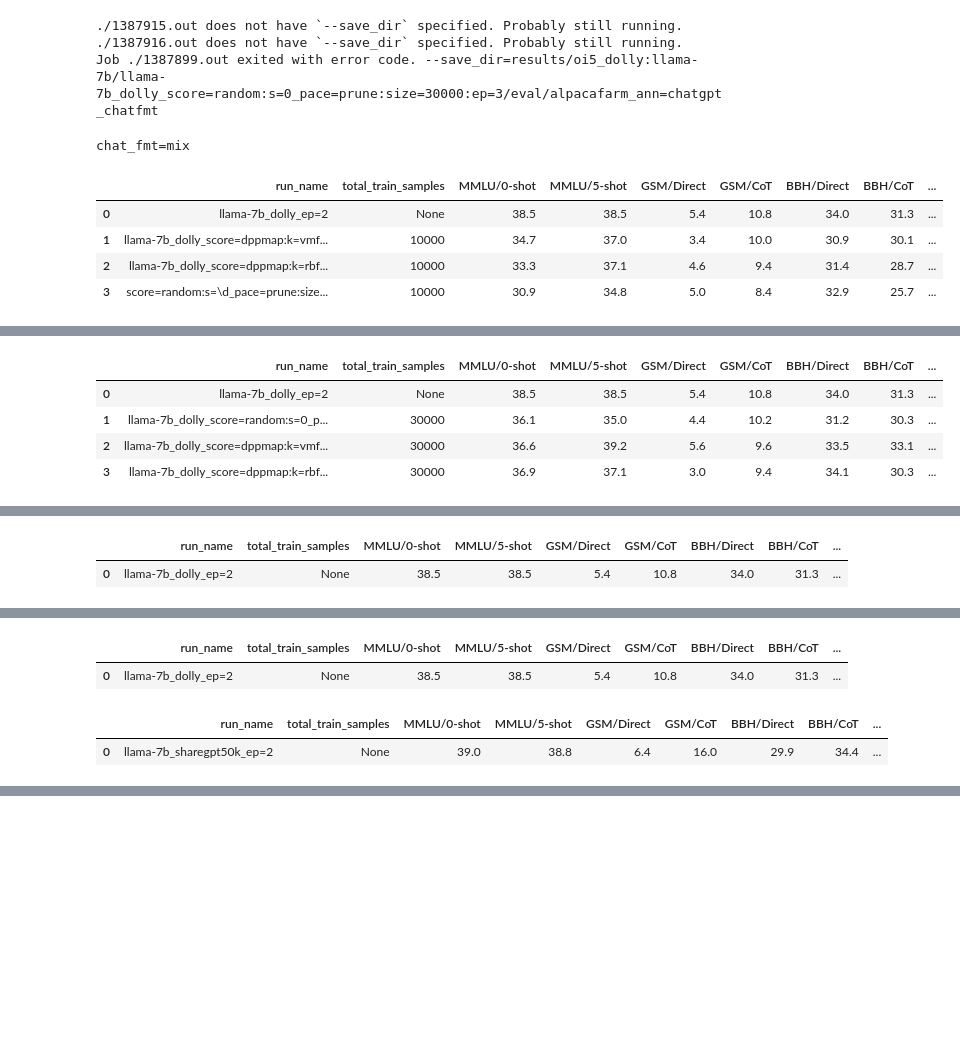
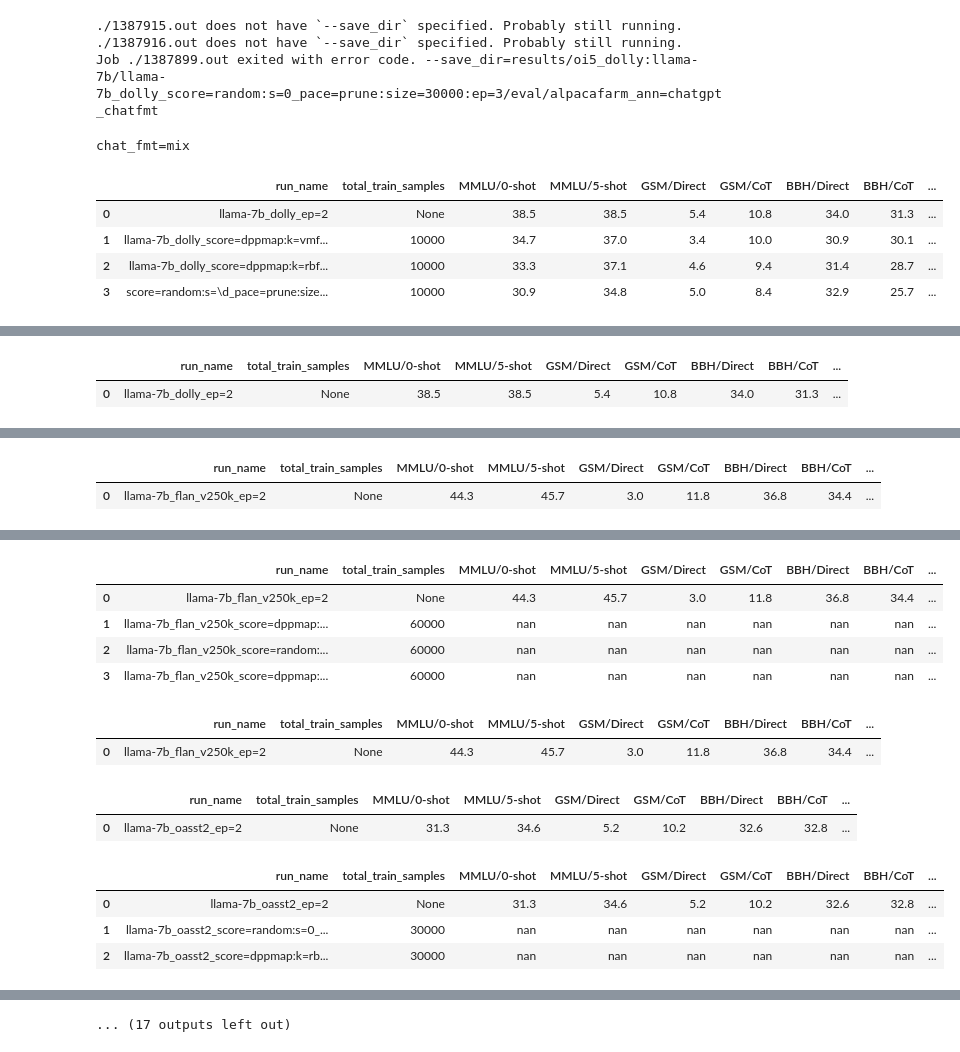
Before and after one commit to tt6746690/open-instruct, a Jupyter notebook: scripts/gen_cmds.ipynb, the cells around one changed output, grey strips where cells are left out. Cells and saved outputs as stored; diff of their text form; code cells hidden in the pictures; blank space fills up the shorter version.

```diff
--- a/scripts/gen_cmds.ipynb
+++ b/scripts/gen_cmds.ipynb
@@ -409,8 +409,8 @@ model_name_or_path = hf_models_dir+'huggyllama/llama-7b'; abbr_model_name = 'lla
 # dataset = 'dolly'; train_file = 'data/processed/dolly/dolly_data.jsonl'; abbr_train_file = 'dolly';
 # dataset = 'stanford_alpaca50k'; train_file = 'data/processed/stanford_alpaca/stanford_alpaca50k_data.jsonl'; abbr_train_file = 'stanford_alpaca50k';
 # dataset = 'oasst2'; train_file = 'data/processed/oasst/oasst2_data.jsonl'; abbr_train_file = 'oasst2';
-# dataset = 'wizardlm50k'; train_file = 'data/processed/wizardlm/wizardlm50k_data.jsonl'; abbr_train_file = 'wizardlm50k'
-dataset = 'sharegpt50k'; train_file = 'data/processed/sharegpt/sharegpt50k_data.jsonl'; abbr_train_file = 'sharegpt50k'
+dataset = 'wizardlm50k'; train_file = 'data/processed/wizardlm/wizardlm50k_data.jsonl'; abbr_train_file = 'wizardlm50k'
+# dataset = 'sharegpt50k'; train_file = 'data/processed/sharegpt/sharegpt50k_data.jsonl'; abbr_train_file = 'sharegpt50k'
 # dataset = 'ultrachat50k'; train_file = 'data/processed/ultrachat/ultrachat50k_train_data.jsonl'; abbr_train_file = 'ultrachat50k'
 
 
@@ -434,9 +434,9 @@ dataset = 'sharegpt50k'; train_file = 'data/processed/sharegpt/sharegpt50k_data.
 # M = 10_000; pacing_fn_list = [f'prune_size={M}_ep=10']; subset_size = 1_000
 pacing_fn_list = [
     f'prune_size={M}_ep={ep}' for M, ep in [
-#         (10_000, 10),
-        (30_000, 3),
-#         (40_000, 2),
+#         (10_000, 10), # 1k
+#         (30_000, 3),  # 10k
+        (60_000, 3),  # 20k
     ]
 ]
 
@@ -449,8 +449,8 @@ scoring_fn_list = [
 #     'ifd_neg', 'log_pmi_neg',
 #     'numtoks_input_neg', 'numtoks_output_neg', 'numtoks_total_neg',
 #     f'dppmap_k=vmf_gamma=1_kmd=mpnet', #_kemb=text+embedding',
-#     f'dppmap_k=rbf_gamma=1e-3_kmd=llama7br512p4096_kemb=text+embedding',
-#     f'dppmap_k=vmf_gamma=1_kmd=llama7br512p4096_kemb=grad+rp+loraB',
+    f'dppmap_k=rbf_gamma=1e-3_kmd=llama7br512p4096_kemb=text+embedding',
+    f'dppmap_k=vmf_gamma=1_kmd=llama7br512p4096_kemb=grad+rp+loraB',
 ]
 
 scoring_fn_list += [ # vary kernel embedding model
@@ -785,7 +785,8 @@ task_names_chatfmt = [x+'_chatfmt' for x in task_names]
 task_names_mtbench = ['mtbench_ann=gpt:4:1106:preview_chatfmt'] # ann=gpt:4, ann=gpt:3.5:turbo:1106, gpt:4:1106:preview (gpt4-turbo)
 # task_names_mtbench = ['mtbench_ann=gpt:3.5:turbo:1106_chatfmt'] # for debug sake, prefer gpt4
 # task_names_mtbench = ['mtbench_ann=gpt:4_chatfmt']
-task_names_alpacafarm = ['alpacafarm_ann=chatgpt_chatfmt']
+# task_names_alpacafarm = ['alpacafarm_ann=chatgpt_chatfmt']
+task_names_alpacafarm = ['alpacafarm_ann=alpaca:eval:gpt4:turbo:fn_chatfmt']
 task_names_chateval = task_names_mtbench + task_names_alpacafarm
 
 
@@ -824,18 +825,18 @@ task_names_chateval = task_names_mtbench + task_names_alpacafarm
 # exp_dir = 'results/dpo1'
 # exp_dir = 'results/dpo2_ultrafeedback:llama-7b+sharegptv2ep2'
 exp_dirs = [
-#     'results/oi5_dolly:llama-7b',
+    'results/oi5_dolly:llama-7b',
 #     'results/oi5_flan_v250k:llama-7b',
 #     'results/oi5_stanford_alpaca50k:llama-7b',
 #     'results/oi5_oasst2:llama-7b',
-    'results/oi5_wizardlm50k:llama-7b',
+#     'results/oi5_wizardlm50k:llama-7b',
 #     'results/oi5_sharegpt50k:llama-7b',
 #     'results/oi5_ultrachat50k:llama-7b',
 ]
 
-# subdir_filter_fn = lambda x: 'sharegpt' in x
-task_names = task_names + task_names_chatfmt; launch_one_job_per_model = False
-# task_names = task_names_alpacafarm; definitely_run_mtbench_on_non_alt7b_queue = False
+subdir_filter_fn = lambda x: 'ep=3' in x
+# task_names = task_names + task_names_chatfmt;
+task_names = task_names_alpacafarm; definitely_run_mtbench_on_non_alt7b_queue = False
 # task_names = task_names_mtbench; definitely_run_mtbench_on_non_alt7b_queue = False
 # task_names = task_names + task_names_chatfmt + task_names_mtbench
 # task_names = task_names
@@ -1045,7 +1046,7 @@ for model_name_or_path, task_name_list in model_and_task_list.items():
             match = re.search(r'ann=([^_]+)', task_name)
             annotators_config = match.group(1)
             annotators_config = annotators_config.replace(':', '_')
-            if not annotators_config in ['chatgpt', 'alpaca_eval_gpt4_0314', 'gpt35_turbo_1106']:
+            if not annotators_config in ['chatgpt', 'alpaca_eval_gpt4_0314', 'gpt35_turbo_1106', 'alpaca_eval_gpt4_turbo_fn']:
                 raise ValueError('Just support 2 annotators_config.')
             cmd = f"""
             python -m eval.alpaca_farm.run_eval \
@@ -1384,7 +1398,12 @@ dataset_list = [
 # ]; finetune_type = 'pref'
 dataset_list = [
     'dolly',
+    'flan_v250k',
+    'stanford_alpaca50k',
+    'oasst2',
+    'wizardlm50k',
     'sharegpt50k',
+    'ultrachat50k',
 ]; finetune_type = 'sft'
 
 ## older
@@ -1558,8 +1577,8 @@ else:
         from rosemary import pd_average_col_contains_substr
         Ns = sorted(np.unique([int(x) for x in df['total_train_samples'].to_numpy() if x]).tolist())
         datasets = sorted(np.unique([x for x in df['dataset'] if x is not None]).tolist())
-        for N in Ns+[None]:
-            for dataset in datasets:
+        for dataset in datasets:
+            for N in Ns+[None]:
                 dfc = df.copy()
                 dfc = dfc[dfc['total_train_samples'].apply(lambda x: int(x) == N if x else True)]
                 dfc = dfc[dfc['dataset'].apply(lambda x: x == dataset if x else True)]
@@ -1613,6 +1632,3 @@ chat_fmt=mix
 |  | run_name | total_train_samples | MMLU/0-shot | MMLU/5-shot | GSM/Direct | GSM/CoT | BBH/Direct | BBH/CoT | ... |
 | 0 | llama-7b_dolly_ep=2 | None | 38.5 | 38.5 | 5.4 | 10.8 | 34.0 | 31.3 | ... |
-| 1 | llama-7b_dolly_score=random:s=0_p... | 30000 | 36.1 | 35.0 | 4.4 | 10.2 | 31.2 | 30.3 | ... |
-| 2 | llama-7b_dolly_score=dppmap:k=vmf... | 30000 | 36.6 | 39.2 | 5.6 | 9.6 | 33.5 | 33.1 | ... |
-| 3 | llama-7b_dolly_score=dppmap:k=rbf... | 30000 | 36.9 | 37.1 | 3.0 | 9.4 | 34.1 | 30.3 | ... |
 |  | run_name | total_train_samples | MMLU/0-shot | MMLU/5-shot | GSM/Direct | GSM/CoT | BBH/Direct | BBH/CoT | ... |
@@ -1623,3 +1636,3 @@ chat_fmt=mix
 |  | run_name | total_train_samples | MMLU/0-shot | MMLU/5-shot | GSM/Direct | GSM/CoT | BBH/Direct | BBH/CoT | ... |
-| 0 | llama-7b_dolly_ep=2 | None | 38.5 | 38.5 | 5.4 | 10.8 | 34.0 | 31.3 | ... |
+| 0 | llama-7b_flan_v250k_ep=2 | None | 44.3 | 45.7 | 3.0 | 11.8 | 36.8 | 34.4 | ... |
 |  | run_name | total_train_samples | MMLU/0-shot | MMLU/5-shot | GSM/Direct | GSM/CoT | BBH/Direct | BBH/CoT | ... |
@@ -1630,4 +1643,13 @@ chat_fmt=mix
 |  | run_name | total_train_samples | MMLU/0-shot | MMLU/5-shot | GSM/Direct | GSM/CoT | BBH/Direct | BBH/CoT | ... |
-| 0 | llama-7b_dolly_ep=2 | None | 38.5 | 38.5 | 5.4 | 10.8 | 34.0 | 31.3 | ... |
+| 0 | llama-7b_flan_v250k_ep=2 | None | 44.3 | 45.7 | 3.0 | 11.8 | 36.8 | 34.4 | ... |
+| 1 | llama-7b_flan_v250k_score=dppmap:... | 60000 | nan | nan | nan | nan | nan | nan | ... |
+| 2 | llama-7b_flan_v250k_score=random:... | 60000 | nan | nan | nan | nan | nan | nan | ... |
+| 3 | llama-7b_flan_v250k_score=dppmap:... | 60000 | nan | nan | nan | nan | nan | nan | ... |
 |  | run_name | total_train_samples | MMLU/0-shot | MMLU/5-shot | GSM/Direct | GSM/CoT | BBH/Direct | BBH/CoT | ... |
-| 0 | llama-7b_sharegpt50k_ep=2 | None | 39.0 | 38.8 | 6.4 | 16.0 | 29.9 | 34.4 | ... |
+| 0 | llama-7b_flan_v250k_ep=2 | None | 44.3 | 45.7 | 3.0 | 11.8 | 36.8 | 34.4 | ... |
+|  | run_name | total_train_samples | MMLU/0-shot | MMLU/5-shot | GSM/Direct | GSM/CoT | BBH/Direct | BBH/CoT | ... |
+| 0 | llama-7b_oasst2_ep=2 | None | 31.3 | 34.6 | 5.2 | 10.2 | 32.6 | 32.8 | ... |
+|  | run_name | total_train_samples | MMLU/0-shot | MMLU/5-shot | GSM/Direct | GSM/CoT | BBH/Direct | BBH/CoT | ... |
+| 0 | llama-7b_oasst2_ep=2 | None | 31.3 | 34.6 | 5.2 | 10.2 | 32.6 | 32.8 | ... |
+| 1 | llama-7b_oasst2_score=random:s=0_... | 30000 | nan | nan | nan | nan | nan | nan | ... |
+| 2 | llama-7b_oasst2_score=dppmap:k=rb... | 30000 | nan | nan | nan | nan | nan | nan | ... |
@@ -1634,3 +1660,4 @@ chat_fmt=mix
+... (17 outputs left out)
 # %%
 from rosemary import parse_kv_from_string
 
```
Also changed, not shown: parts of 6 cells of this notebook, 1 other file.
